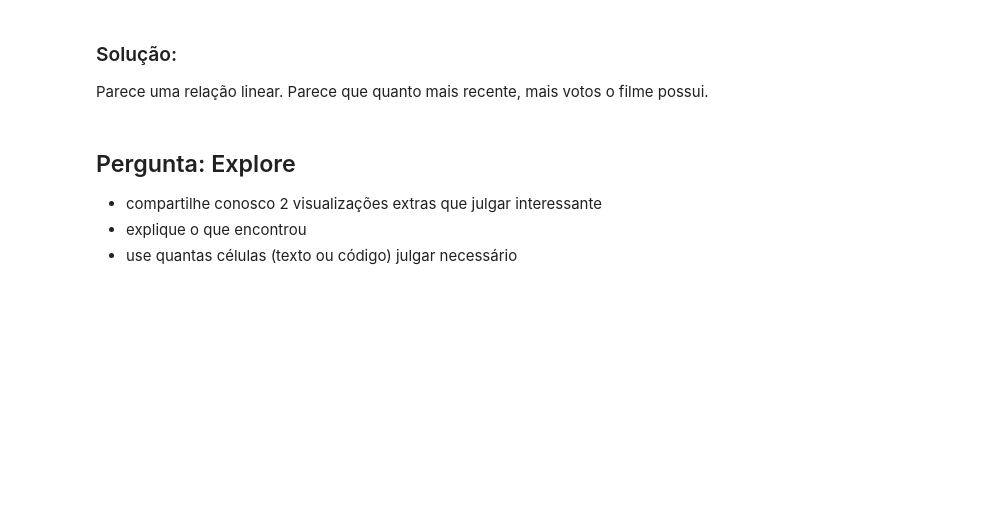
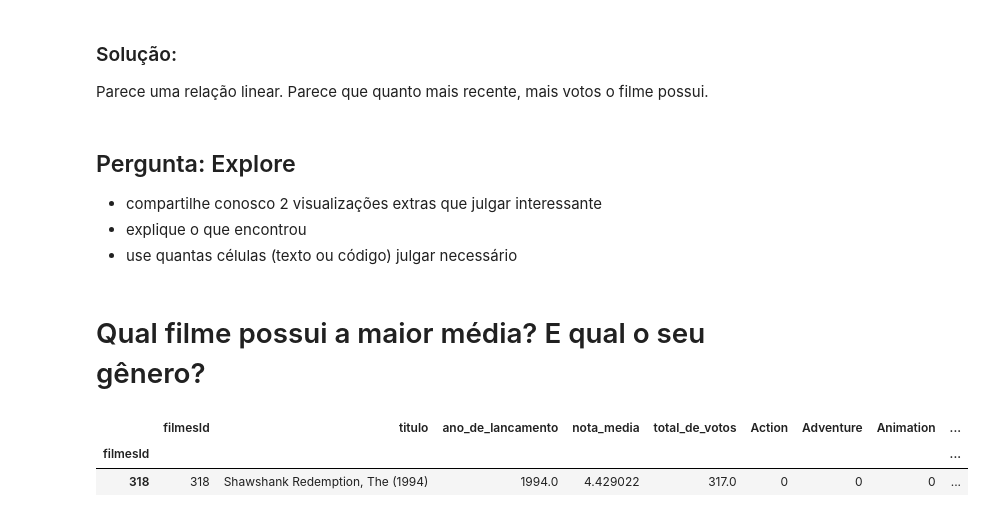
Before and after one commit to diegohaji/Alura_DataScience, a Jupyter notebook: Formação_Data_Science_Alura_Análise_exploratória_do_MovieLens.ipynb, the cells around one changed output. Saved outputs shown, nothing was run; the diff lists cells and outputs as text; code cells hidden in the pictures; blank space fills up the shorter version.

```diff
--- a/Formação_Data_Science_Alura_Análise_exploratória_do_MovieLens.ipynb
+++ b/Formação_Data_Science_Alura_Análise_exploratória_do_MovieLens.ipynb
@@ -744,3 +757,12 @@ Parece que quanto mais recente, mais votos o filme possui.
 - compartilhe conosco 2 visualizações extras que julgar interessante
 - explique o que encontrou
 - use quantas células (texto ou código) julgar necessário
+# %% [markdown]
+# Qual filme possui a maior média? E qual o seu gênero?
+# %%
+dados = filmes.nlargest(n = 1, columns=['nota_media'])
+dados
+# %% [output]
+|  | filmesId | titulo | ano_de_lancamento | nota_media | total_de_votos | Action | Adventure | Animation | ... |
+| filmesId |  |  |  |  |  |  |  |  | ... |
+| 318 | 318 | Shawshank Redemption, The (1994) | 1994.0 | 4.429022 | 317.0 | 0 | 0 | 0 | ... |
```
Also changed, not shown: parts of 14 cells of this notebook.
